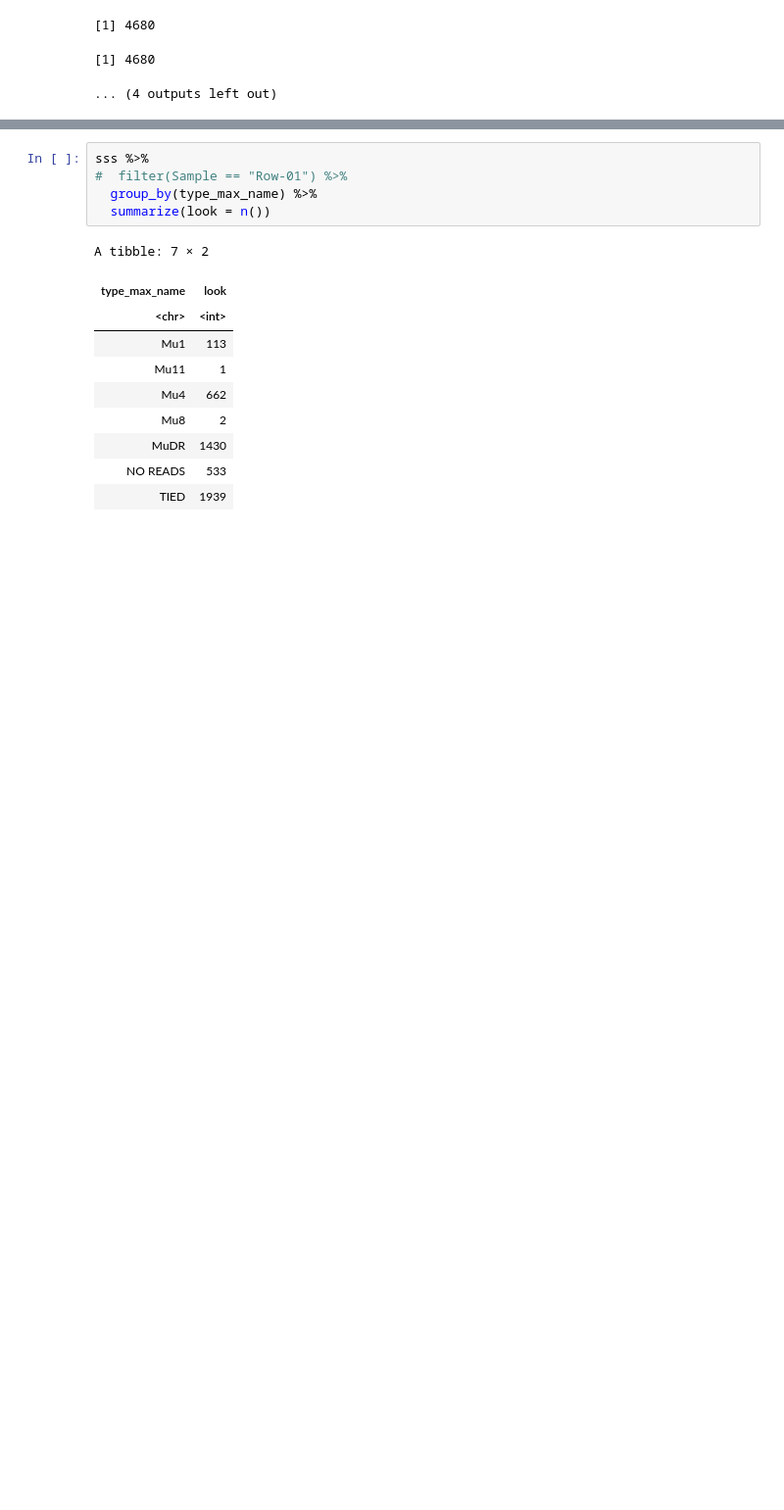
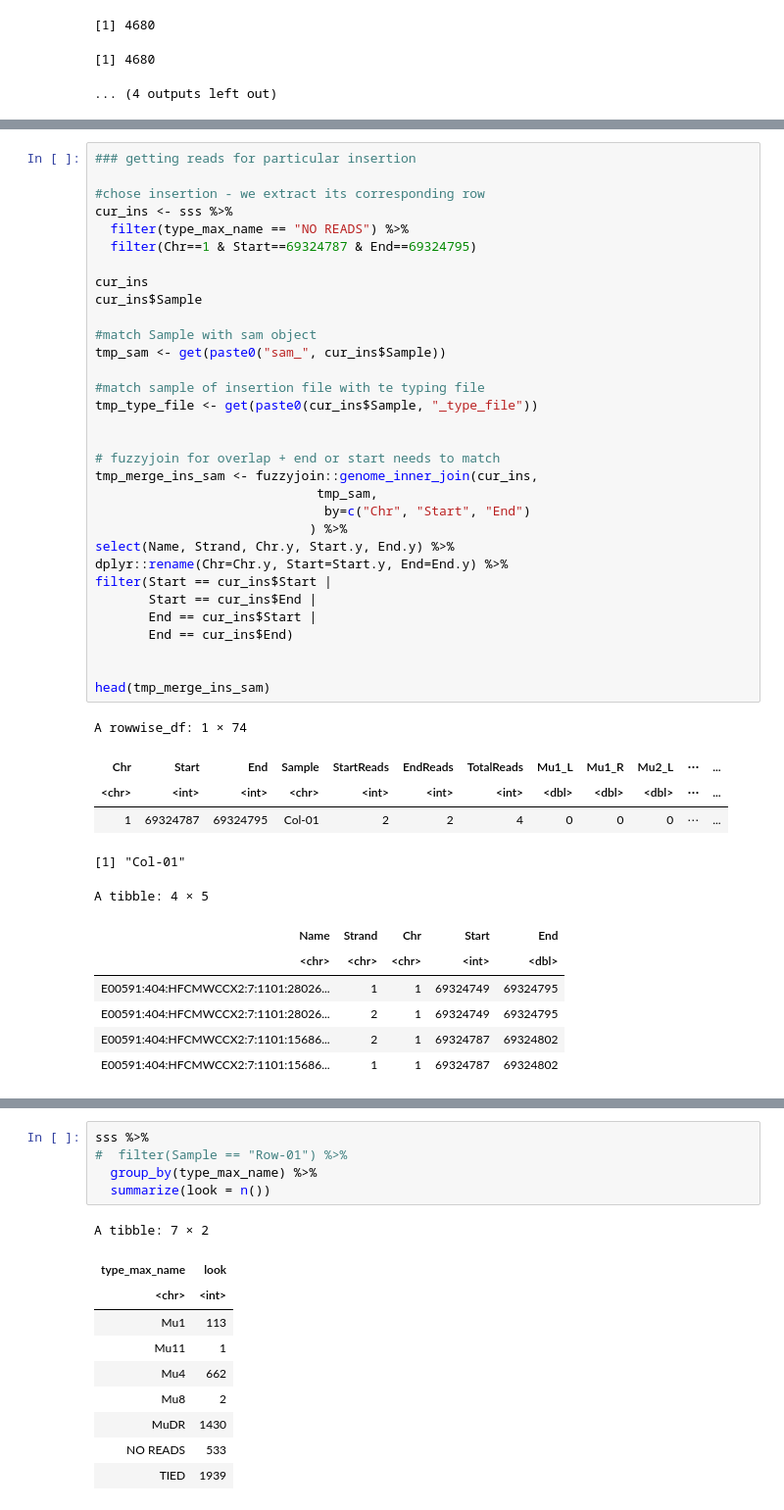
Before and after one commit to tgstoecker/MuWU, a Jupyter notebook: te_typing_annotation.ipynb, the cells around one changed output, grey strips where cells are left out. Shown at 98% size. Saved outputs shown, nothing was run; the diff lists cells and outputs as text; blank space fills up the shorter version.

```diff
--- a/te_typing_annotation.ipynb
+++ b/te_typing_annotation.ipynb
@@ -586,0 +611,45 @@ A rowwise_df: 5 × 70
+# %%
+### getting reads for particular insertion
+
+#chose insertion - we extract its corresponding row
+cur_ins <- sss %>%
+  filter(type_max_name == "NO READS") %>%
+  filter(Chr==1 & Start==69324787 & End==69324795)
+
+cur_ins
+cur_ins$Sample
+
+#match Sample with sam object
+tmp_sam <- get(paste0("sam_", cur_ins$Sample))
+
+#match sample of insertion file with te typing file
+tmp_type_file <- get(paste0(cur_ins$Sample, "_type_file"))
+
+
+# fuzzyjoin for overlap + end or start needs to match
+tmp_merge_ins_sam <- fuzzyjoin::genome_inner_join(cur_ins,
+                             tmp_sam,
+                              by=c("Chr", "Start", "End")
+                            ) %>%
+select(Name, Strand, Chr.y, Start.y, End.y) %>%
+dplyr::rename(Chr=Chr.y, Start=Start.y, End=End.y) %>%
+filter(Start == cur_ins$Start |
+       Start == cur_ins$End |
+       End == cur_ins$Start |
+       End == cur_ins$End)
+
+
+head(tmp_merge_ins_sam)
+# %% [output]
+A rowwise_df: 1 × 74
+| Chr | Start | End | Sample | StartReads | EndReads | TotalReads | Mu1_L | Mu1_R | Mu2_L | ⋯ | ... |
+| <chr> | <int> | <int> | <chr> | <int> | <int> | <int> | <dbl> | <dbl> | <dbl> | ⋯ | ... |
+| 1 | 69324787 | 69324795 | Col-01 | 2 | 2 | 4 | 0 | 0 | 0 | ⋯ | ... |
+[1] "Col-01"
+A tibble: 4 × 5
+| Name | Strand | Chr | Start | End |
+| <chr> | <chr> | <chr> | <int> | <dbl> |
+| E00591:404:HFCMWCCX2:7:1101:28026... | 1 | 1 | 69324749 | 69324795 |
+| E00591:404:HFCMWCCX2:7:1101:28026... | 2 | 1 | 69324749 | 69324795 |
+| E00591:404:HFCMWCCX2:7:1101:15686... | 2 | 1 | 69324787 | 69324802 |
+| E00591:404:HFCMWCCX2:7:1101:15686... | 1 | 1 | 69324787 | 69324802 |
```
Also changed, not shown: parts of 10 cells of this notebook.
